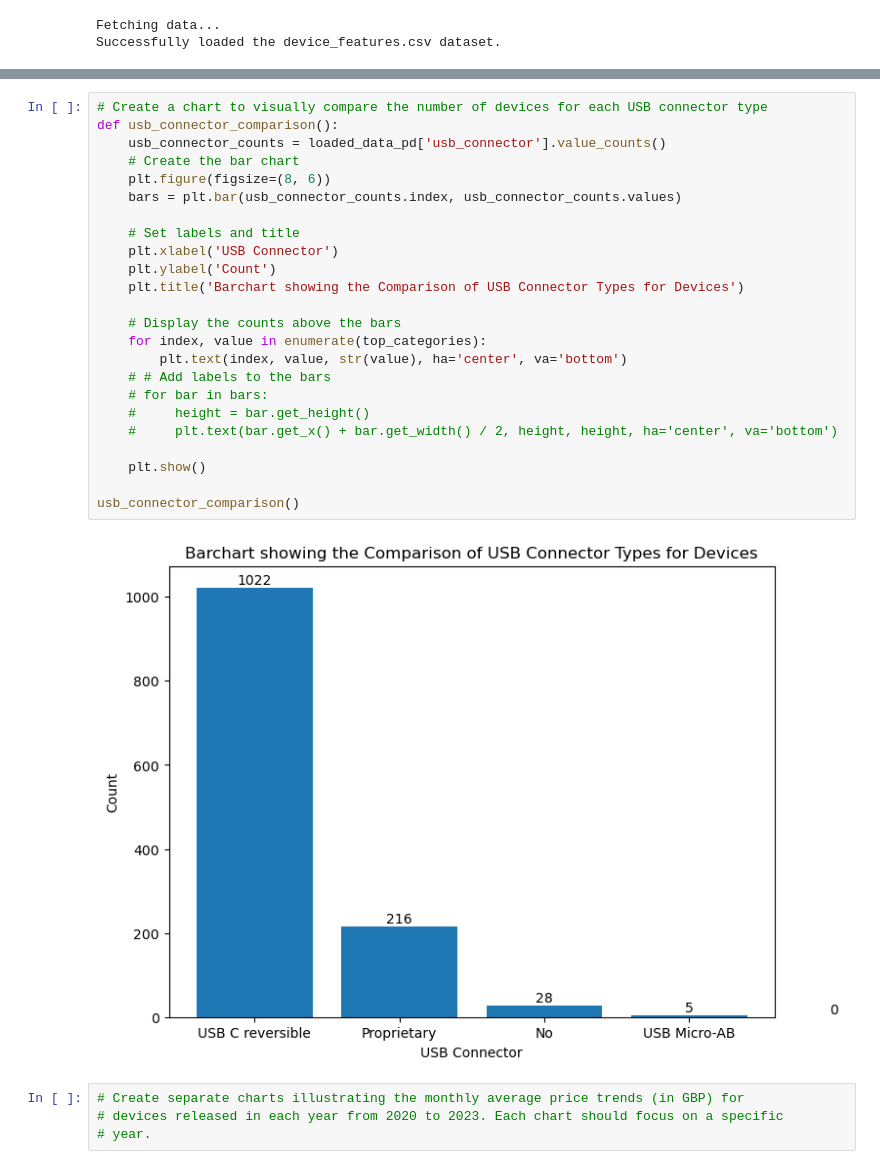
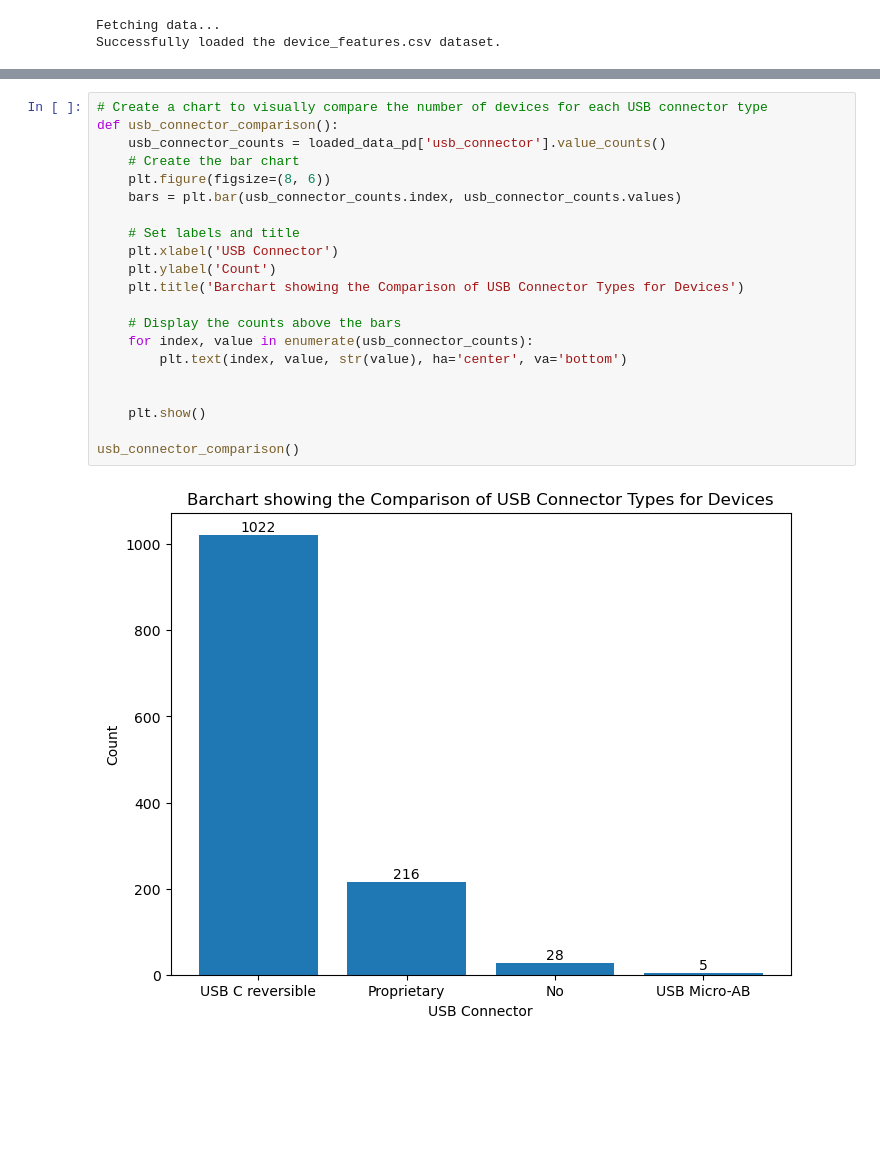
Before and after one commit to Debbydawn/PhoneDB_website, a Jupyter notebook: Question_3.ipynb, the cells around one changed output, grey strips where cells are left out. Cells and saved outputs as stored; diff of their text form; blank space fills up the shorter version.

```diff
--- a/Question_3.ipynb
+++ b/Question_3.ipynb
@@ -37,30 +28,23 @@ ram_type_proportion()
 # %%
 # Create a chart to visually compare the number of devices for each USB connector type
 def usb_connector_comparison():
     usb_connector_counts = loaded_data_pd['usb_connector'].value_counts()
     # Create the bar chart
     plt.figure(figsize=(8, 6))
     bars = plt.bar(usb_connector_counts.index, usb_connector_counts.values)
 
     # Set labels and title
     plt.xlabel('USB Connector')
     plt.ylabel('Count')
     plt.title('Barchart showing the Comparison of USB Connector Types for Devices')
 
     # Display the counts above the bars
-    for index, value in enumerate(top_categories):
+    for index, value in enumerate(usb_connector_counts):
         plt.text(index, value, str(value), ha='center', va='bottom')
-    # # Add labels to the bars
-    # for bar in bars:
-    #     height = bar.get_height()
-    #     plt.text(bar.get_x() + bar.get_width() / 2, height, height, ha='center', va='bottom')
+
 
     plt.show()
 
 usb_connector_comparison()
 # %% [output]
-[figure, old version]
+[figure, new version]
-# %%
-# Create separate charts illustrating the monthly average price trends (in GBP) for
-# devices released in each year from 2020 to 2023. Each chart should focus on a specific
-# year.
```
Also changed, not shown: parts of 3 cells of this notebook.
